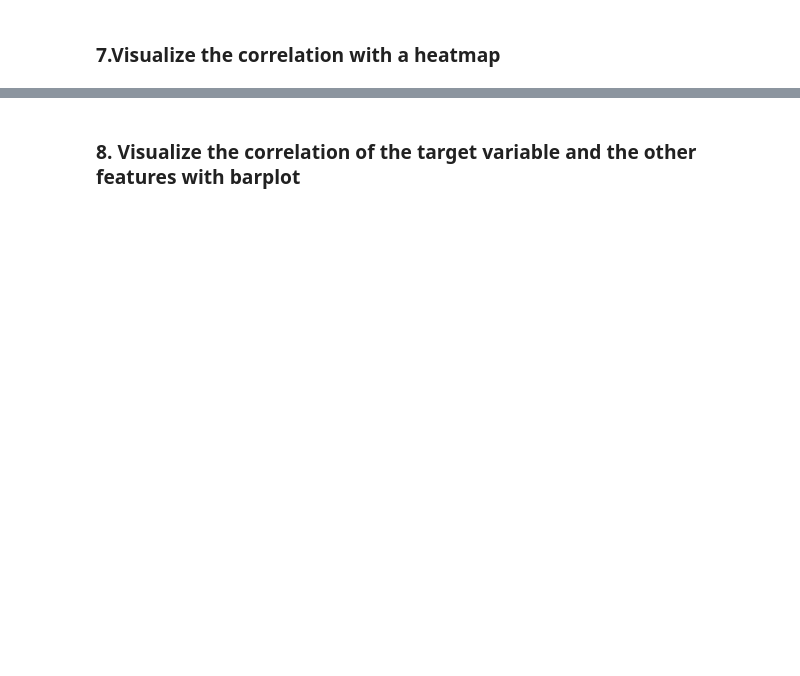
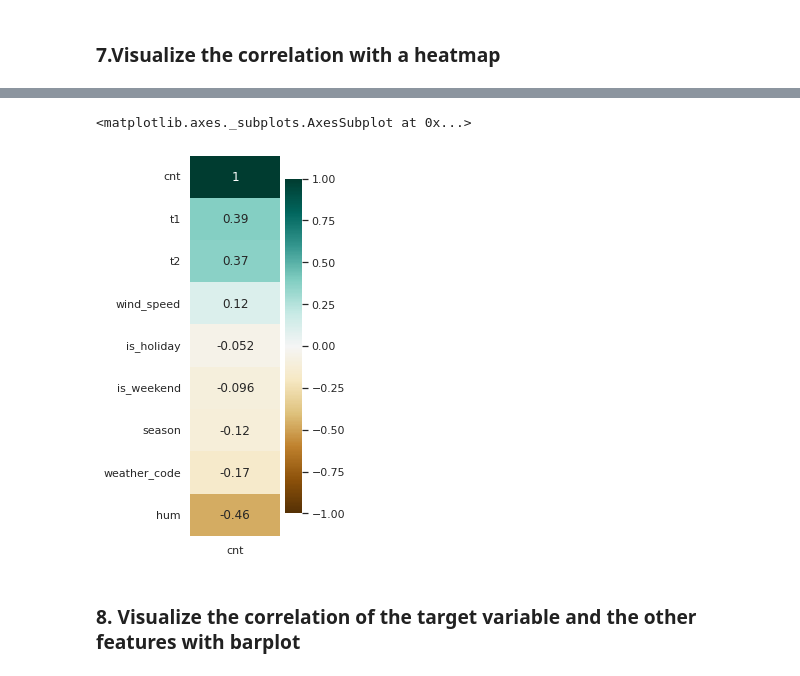
Before and after one commit to sancarg/DS_Assignments, a Jupyter notebook: DV_capstone_D1277.ipynb, the cells around one changed output, grey strips where cells are left out. Cells and saved outputs as stored; diff of their text form; code cells hidden in the pictures; blank space fills up the shorter version.

```diff
--- a/DV_capstone_D1277.ipynb
+++ b/DV_capstone_D1277.ipynb
@@ -174,2 +355,10 @@ plt.show()
+# %%
+weather_corr_cnt = weather.corr()[["cnt"]].sort_values(by="cnt", ascending=False)
+# %%
+plt.figure(figsize=(2, 7))
+sns.heatmap(weather_corr_cnt, annot=True, cmap= "BrBG", vmin=-1, vmax=1) # vmin skalanın alt-üst değerlerini belirliyor.
+# %% [output]
+<matplotlib.axes._subplots.AxesSubplot at 0x...>
+[figure, added]
 # %% [markdown]
 ### 8. Visualize the correlation of the target variable and the other features with barplot
```
Also changed, not shown: parts of 35 cells of this notebook.
